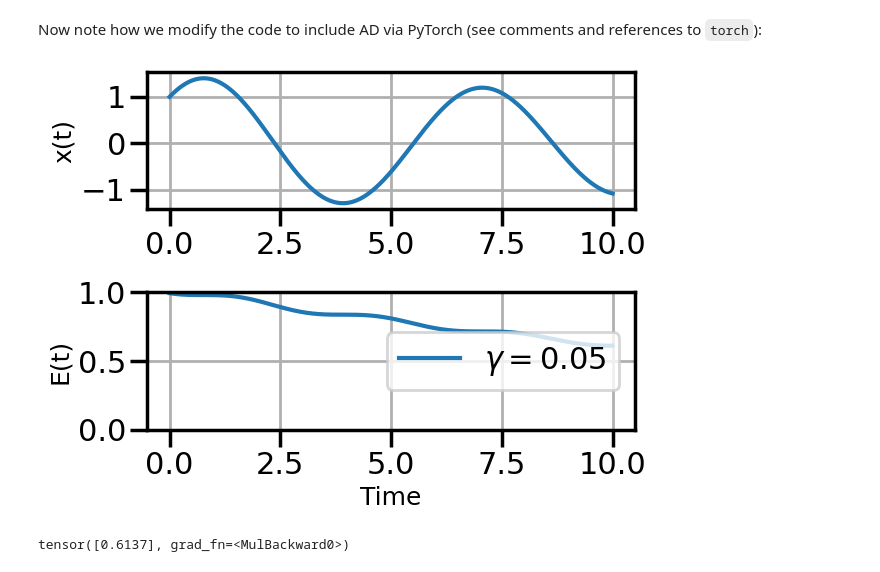
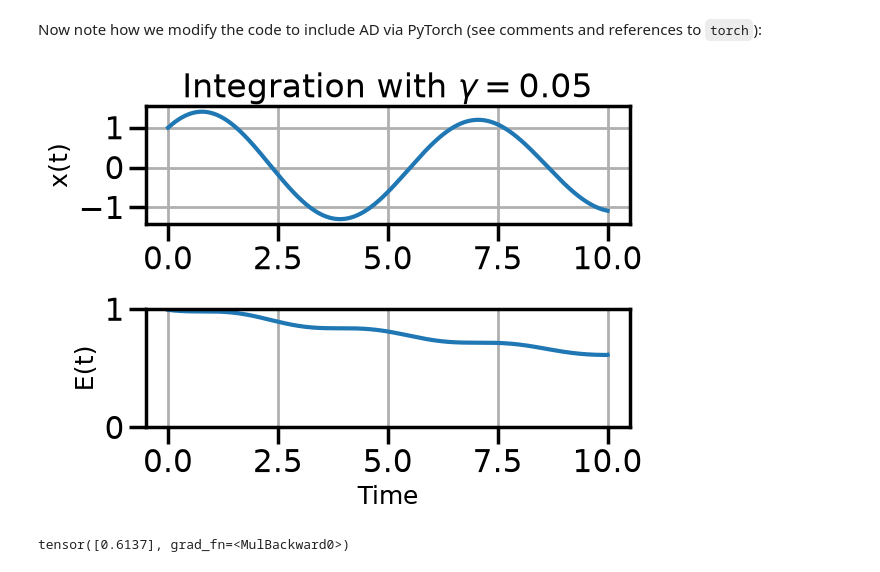
Before and after one commit to IDEALLab/ML4ME_Textbook, a Jupyter notebook: part1/taking_derivatives.ipynb, the cells around one changed output. Saved outputs shown, nothing was run; the diff lists cells and outputs as text; code cells hidden in the pictures.

```diff
--- a/part1/taking_derivatives.ipynb
+++ b/part1/taking_derivatives.ipynb
@@ -502,36 +516,25 @@ gamma = torch.tensor([.05], requires_grad = True)
 # %%
-#((),(x2,v2,E2)) = integrate(F,0.0,1.0,0.05) # x0 = 0.0, v0 = 1.0, gamma = 0.01
-#((),(x2,v2,E2)) = integrate(F,0.0,1.0,0.05) # x0 = 0.0, v0 = 1.0, gamma = 0.01
-
-#((),(x3,v3,E3)) = integrate(F,0.0,1.0,0.4) # x0 = 0.0, v0 = 1.0, gamma = 0.5
-
-###############################################################################
 def plot_solution(x1,E1,gamma):
     plt.rcParams["axes.grid"] = True
     plt.rcParams['font.size'] = 14
     plt.rcParams['axes.labelsize'] = 18
     plt.figure()
     plt.subplot(211)
+    plt.title(f"Integration with $\gamma = {float(gamma):.2f}$")
     plt.plot(t,x1)
-    #plt.plot(t,x2)
-    #plt.plot(t,x3)
     plt.ylabel("x(t)")
 
     plt.subplot(212)
     plt.plot(t,E1,label=fr"$\gamma = {float(gamma):.2f}$")
-    #plt.plot(t,E2,label=r"$\gamma = 0.01$")
-    #plt.plot(t,E3,label=r"$\gamma = 0.5$")
     plt.ylim(0,1.0)
     plt.ylabel("E(t)")
 
     plt.xlabel("Time")
-    plt.legend(loc="center right")
-
     plt.tight_layout()
 
 plot_solution(x1,E1,gamma)
 # %% [output]
-[figure, old version]
+[figure, new version]
 # %%
 print(Ef)
 Ef.backward(retain_graph=True)
```
Also changed, not shown: parts of 49 cells of this notebook, 3 other files.
